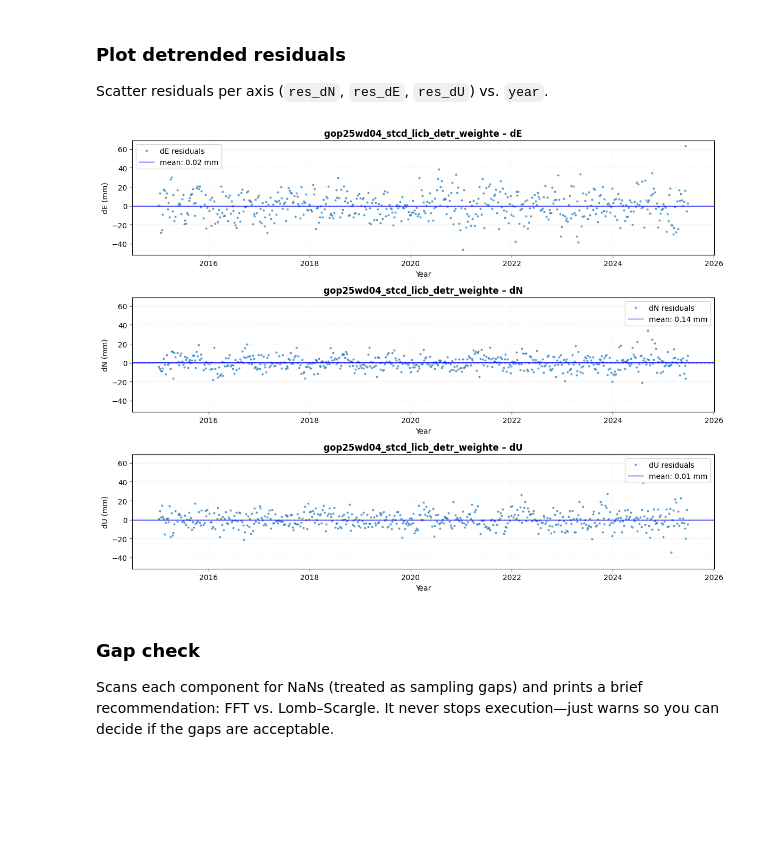
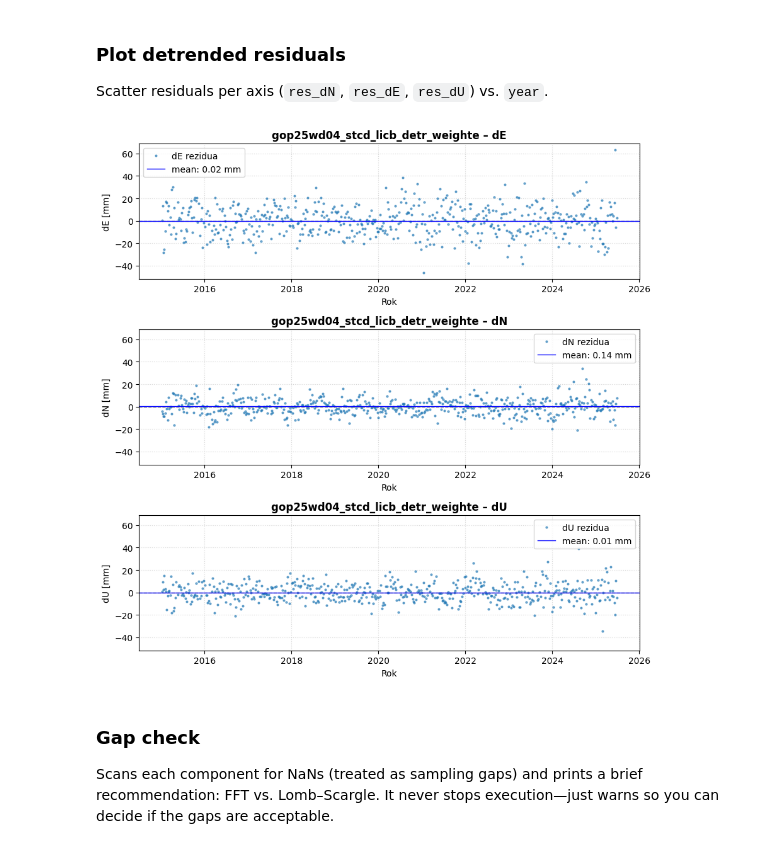
Before and after one commit to kovarmi9/MasterThesis-DorisAnalysis, a Jupyter notebook: notebooks/stations/spectral_analysis.ipynb, the cells around one changed output. Saved outputs shown, nothing was run; the diff lists cells and outputs as text; code cells hidden in the pictures; blank space fills up the shorter version.

```diff
--- a/notebooks/stations/spectral_analysis.ipynb
+++ b/notebooks/stations/spectral_analysis.ipynb
@@ -144,5 +131,7 @@ df_detr = pd.read_csv(DETR_CSV)
 print(f"✔️ Loaded {len(df_detr)} rows from {DETR_CSV}")
 
 # Quick display
-df_detr
+df_detr.head()
+# Create time-from-start column required by doris compute_periodogram
+df_detr["t_year"] = df_detr["year"] - df_detr["year"].iloc[0]
 # %% [output]
@@ -300,29 +190,29 @@ Time span:  10.463 years
 Scatter residuals per axis (`res_dN`, `res_dE`, `res_dU`) vs. `year`.
 # %%
 # Plot detrended residuals
-fig, axes = plt.subplots(3, 1, figsize=(12, 9), sharex=False, sharey=True)
+fig, axes = plt.subplots(3, 1, figsize=(9, 9), sharex=False, sharey=True)
 
 for ax, comp in zip(axes, components):
     y_res = df_detr[f'res_{comp}']
     # Raw residuals
-    ax.plot(df_detr['year'], y_res, '.', ms=4, alpha=0.6, label=f'{comp} residuals')
+    ax.plot(df_detr['year'], y_res, '.', ms=4, alpha=0.6, label=f'{comp} rezidua')
     # Zero line
     ax.axhline(0, color='gray', linestyle='--', linewidth=1)
     # Mean line
     mean_val = y_res.mean()
     ax.axhline(mean_val, color='blue', linestyle='-', linewidth=1, label=f'mean: {mean_val:.2f} mm')
 
     # Formatting
     ax.set_title(f"{Path(DETR_CSV).stem[:-10]} – {comp}", fontweight='bold')
-    ax.set_ylabel(f'{comp} (mm)')
-    ax.set_xlabel('Year')
+    ax.set_ylabel(f'{comp} [mm]')
+    ax.set_xlabel('Rok')
     ax.legend(loc='best')
     ax.grid(True, linestyle=':', alpha=0.5)
 
 plt.tight_layout()
 plt.show()
 # %% [output]
-[figure, old version]
+[figure, new version]
 # %% [markdown]
 ### Gap check
 Scans each component for NaNs (treated as sampling gaps) and prints a brief recommendation: FFT vs. Lomb–Scargle. It never stops execution—just warns so you can decide if the gaps are acceptable.
```
Also changed, not shown: parts of 23 cells of this notebook, 24 other files.
